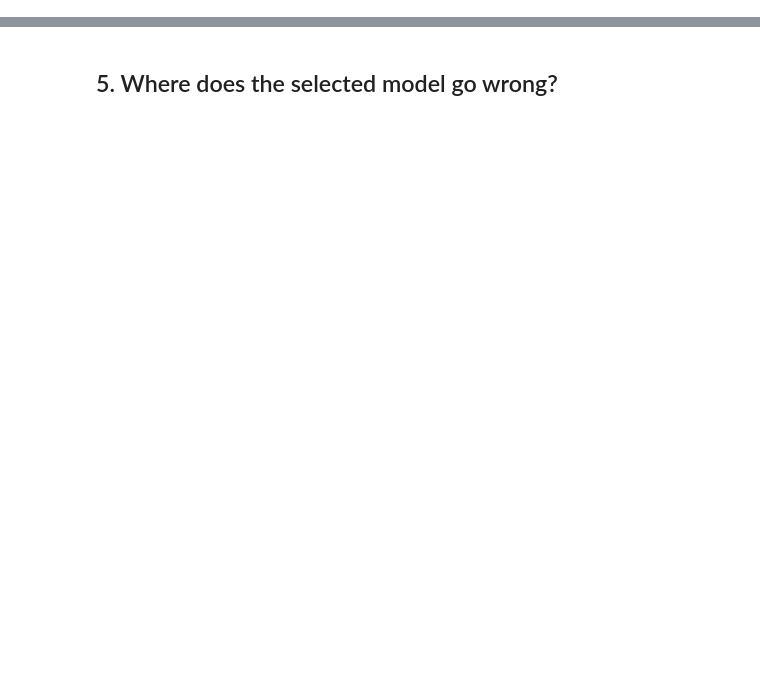
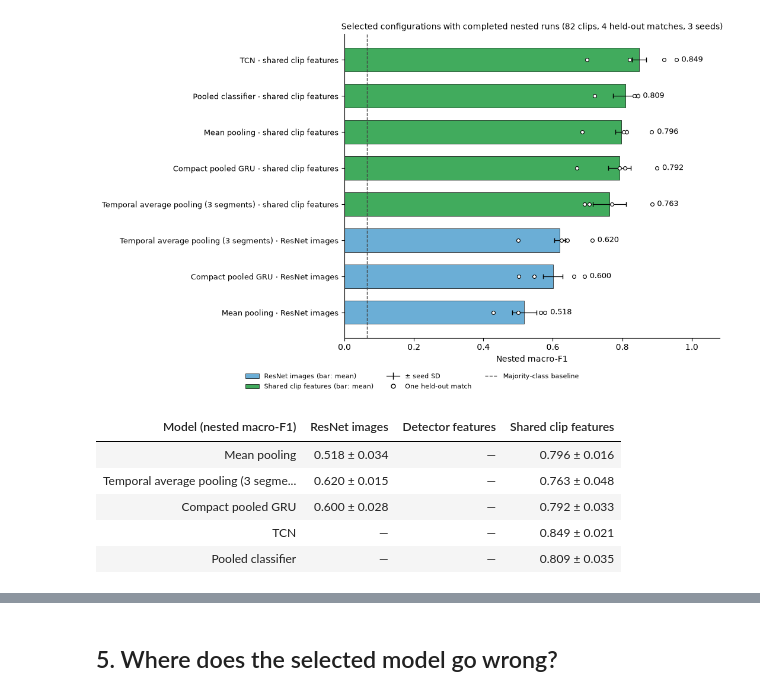
Before and after one commit to FraggyVz/CV-DL, a Jupyter notebook: notebooks/tactic-model-comparison.ipynb, the cells around one changed output, grey strips where cells are left out. Drawn from its saved outputs; the diff is of its cells as text; code cells hidden in the pictures; blank space fills up the shorter version.

```diff
--- a/notebooks/tactic-model-comparison.ipynb
+++ b/notebooks/tactic-model-comparison.ipynb
@@ -860,0 +1039,10 @@ How this is computed: every clip is predicted by the model that held out its mat
+# %%
+# @title Table: temporal average pooling vs the random-segment control
+thirds34 = results.get(("Temporal average pooling (3 segments)", "ResNet images", "nested"))
+E["q34"] = None
+if thirds34 and random_segments:
+    keys34 = sorted(thirds34["pairs"])
+    E["q34"] = dict(diff=thirds34["mean"] - random_segments["mean"], sd=max(thirds34["sd"], random_segments["sd"]), ahead=sum(thirds34["pairs"][k] > random_segments["pairs"][k] for k in keys34), pairs=len(keys34))
+    show_table(pd.DataFrame([["Temporal average pooling (3 segments)", fmt(thirds34)], ["Random-segment control", fmt(random_segments)]], columns=["Model (ResNet images)", "Nested macro-F1"]))
+else:
+    say(f"{DASH} Temporal average pooling or the random-segment control was not found.")
@@ -860,0 +1121,37 @@ How this is computed: every clip is predicted by the model that held out its mat
+# %%
+# @title Figure and table: selected configurations with completed nested runs, ranked
+ranked = sorted(nested, key=lambda k: nested[k]["mean"])  # worst first, drawn at the bottom
+fig, ax = plt.subplots(figsize=(10.5, 0.55 * len(ranked) + 1.9), layout="constrained")
+for y, k in enumerate(ranked):
+    r = nested[k]
+    ax.barh(y, r["mean"], 0.65, color=COLOURS[k[1]], edgecolor="black", linewidth=0.5)
+    ax.errorbar(r["mean"], y, xerr=r["sd"], color="black", linewidth=0.9, capsize=3)
+    ax.scatter(list(r["per_match"].values()), [y] * len(r["per_match"]), s=18, facecolor="white", edgecolor="black", linewidth=0.8, zorder=3)
+    ax.text(max(r["mean"] + r["sd"], max(r["per_match"].values())) + 0.015, y, f"{r['mean']:.3f}", va="center", ha="left", fontsize=9)
+if majority:
+    ax.axvline(majority["macro_f1"], color="#444444", linestyle="--", linewidth=1)
+ax.set_yticks(range(len(ranked)), [f"{m} · {inp(i)}" for m, i in ranked], fontsize=9)
+ax.set_xlim(0, 1.08)
+ax.set_xlabel("Nested macro-F1")
+shown_inputs = [i for i in INPUTS if any(k[1] == i for k in ranked)]
+handles = [Patch(facecolor=COLOURS[i], edgecolor="black", linewidth=0.5, label=f"{i} (bar: mean)") for i in shown_inputs]
+handles += [
+    Line2D([], [], color="black", linewidth=0.9, marker="|", markersize=8, label="± seed SD"),
+    Line2D([], [], linestyle="none", marker="o", markersize=5, markerfacecolor="white", markeredgecolor="black", label="One held-out match"),
+]
+if majority:
+    handles.append(Line2D([], [], color="#444444", linestyle="--", linewidth=1, label="Majority-class baseline"))
+fig.legend(handles=handles, loc="outside lower center", ncol=3, frameon=False, fontsize=8)
+ax.set_title(f"Selected configurations with completed nested runs ({N_CLIPS} clips, {len(reference)} held-out matches, {N_SEEDS} seeds)", fontsize=10)
+ax.spines[["top", "right"]].set_visible(False)
+plt.show()
+show_table(pd.DataFrame([[m] + [fmt(nested.get((m, i))) for i in INPUTS] for m in MODELS], columns=["Model (nested macro-F1)"] + INPUTS))
+E["q41"] = dict(ranked=list(reversed(ranked)), image=[nested[k]["mean"] for k in nested if k[1] == "ResNet images"], clip=[nested[k]["mean"] for k in nested if k[1] == "Shared clip features"])
+# %% [output]
+[figure, added]
+| Model (nested macro-F1) | ResNet images | Detector features | Shared clip features |
+| Mean pooling | 0.518 ± 0.034 | — | 0.796 ± 0.016 |
+| Temporal average pooling (3 segme... | 0.620 ± 0.015 | — | 0.763 ± 0.048 |
+| Compact pooled GRU | 0.600 ± 0.028 | — | 0.792 ± 0.033 |
+| TCN | — | — | 0.849 ± 0.021 |
+| Pooled classifier | — | — | 0.809 ± 0.035 |
```
Also changed, not shown: parts of 202 cells of this notebook.
